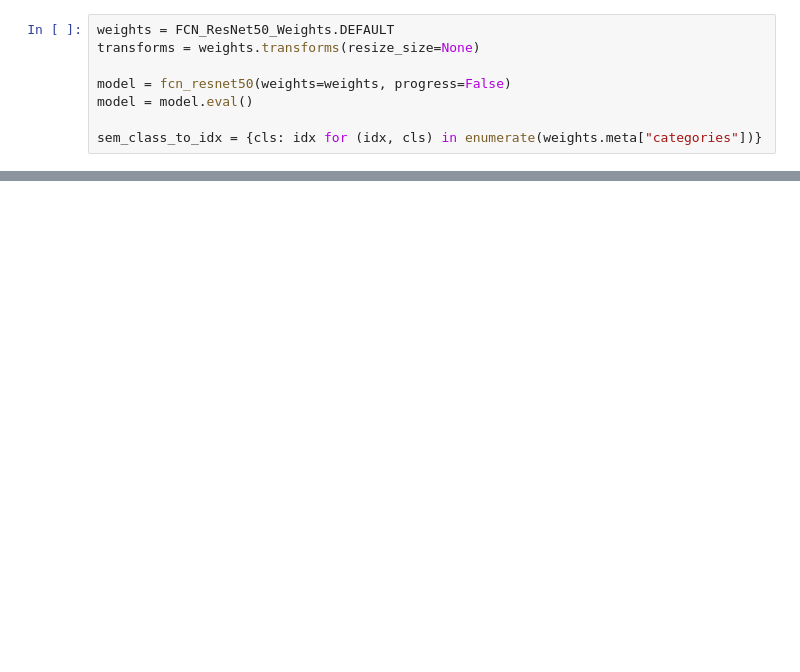
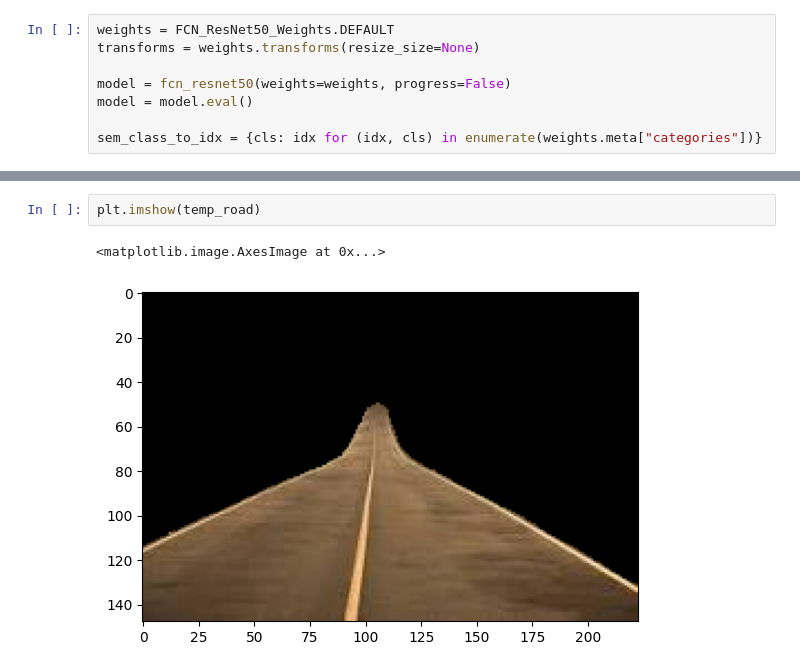
Before and after one commit to usamaimdadsian/vehicle-attribute-detection, a Jupyter notebook: mask_generator_maskrcnn/mask_rcnn_veri.ipynb, the cells around one changed output, grey strips where cells are left out. Cells and saved outputs as stored; diff of their text form; blank space fills up the shorter version.

```diff
--- a/mask_generator_maskrcnn/mask_rcnn_veri.ipynb
+++ b/mask_generator_maskrcnn/mask_rcnn_veri.ipynb
@@ -122,0 +103,5 @@ plt.imshow(temp_np,'gray')
+# %%
+plt.imshow(temp_road)
+# %% [output]
+<matplotlib.image.AxesImage at 0x...>
+[figure, added]
```
Also changed, not shown: parts of 10 cells of this notebook, 5 other files.
